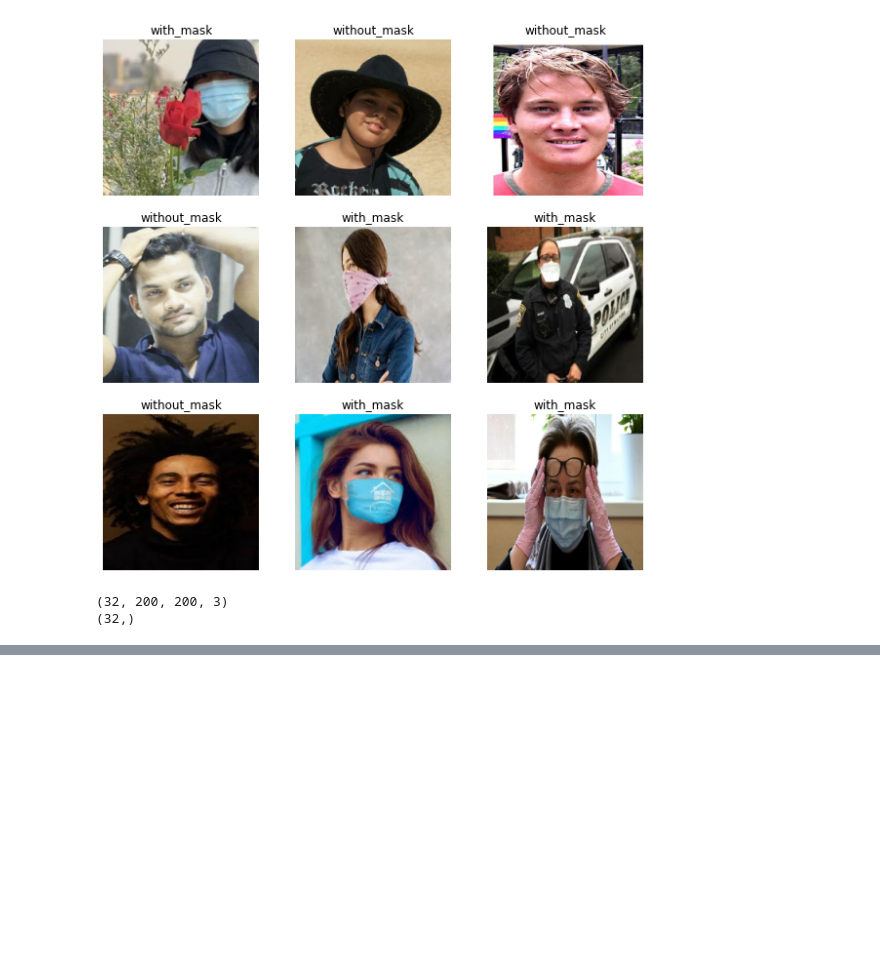
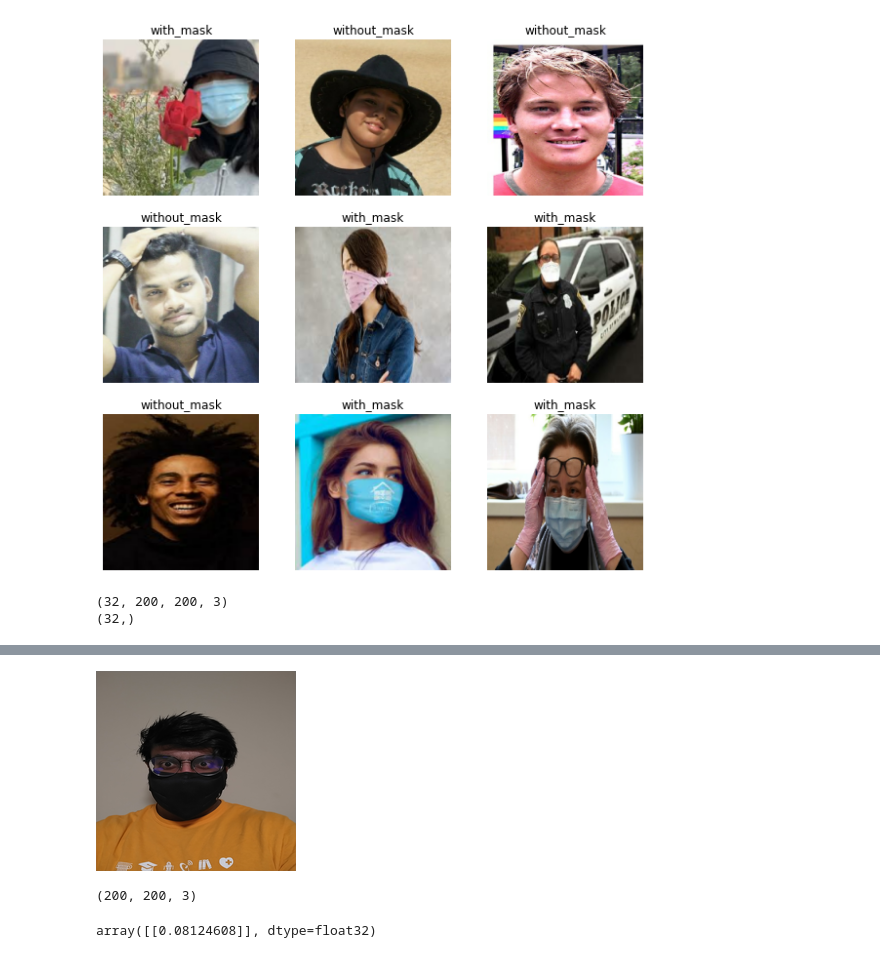
Before and after one commit to saithat/lin_alg_ds, a Jupyter notebook: 6.ipynb, the cells around one changed output, grey strips where cells are left out. Cells and saved outputs as stored; diff of their text form; code cells hidden in the pictures; blank space fills up the shorter version.

Commit message:
added mask images

```diff
--- a/6.ipynb
+++ b/6.ipynb
@@ -111 +116,11 @@ Epoch 5/5
 <tensorflow.python.keras.callbacks.History at 0x...>
+# %%
+im = Image.open('Data_Problem_6_Sai_Thatigotla.jpg')
+#im = ImageOps.grayscale(im)
+imResize = im.resize((200,200), Image.ANTIALIAS)
+# %%
+imResize = imResize.rotate(90)
+# %%
+imResize
+# %% [output]
+[figure, added]
@@ -111,0 +129,4 @@ Epoch 5/5
+# %%
+image_array.shape
+# %% [output]
+(200, 200, 3)
@@ -111,0 +135,4 @@ Epoch 5/5
+# %%
+model.predict(image_array)
+# %% [output]
+array([[0.08124608]], dtype=float32)
```
Also changed, not shown: parts of 13 cells of this notebook, 3 other files.
